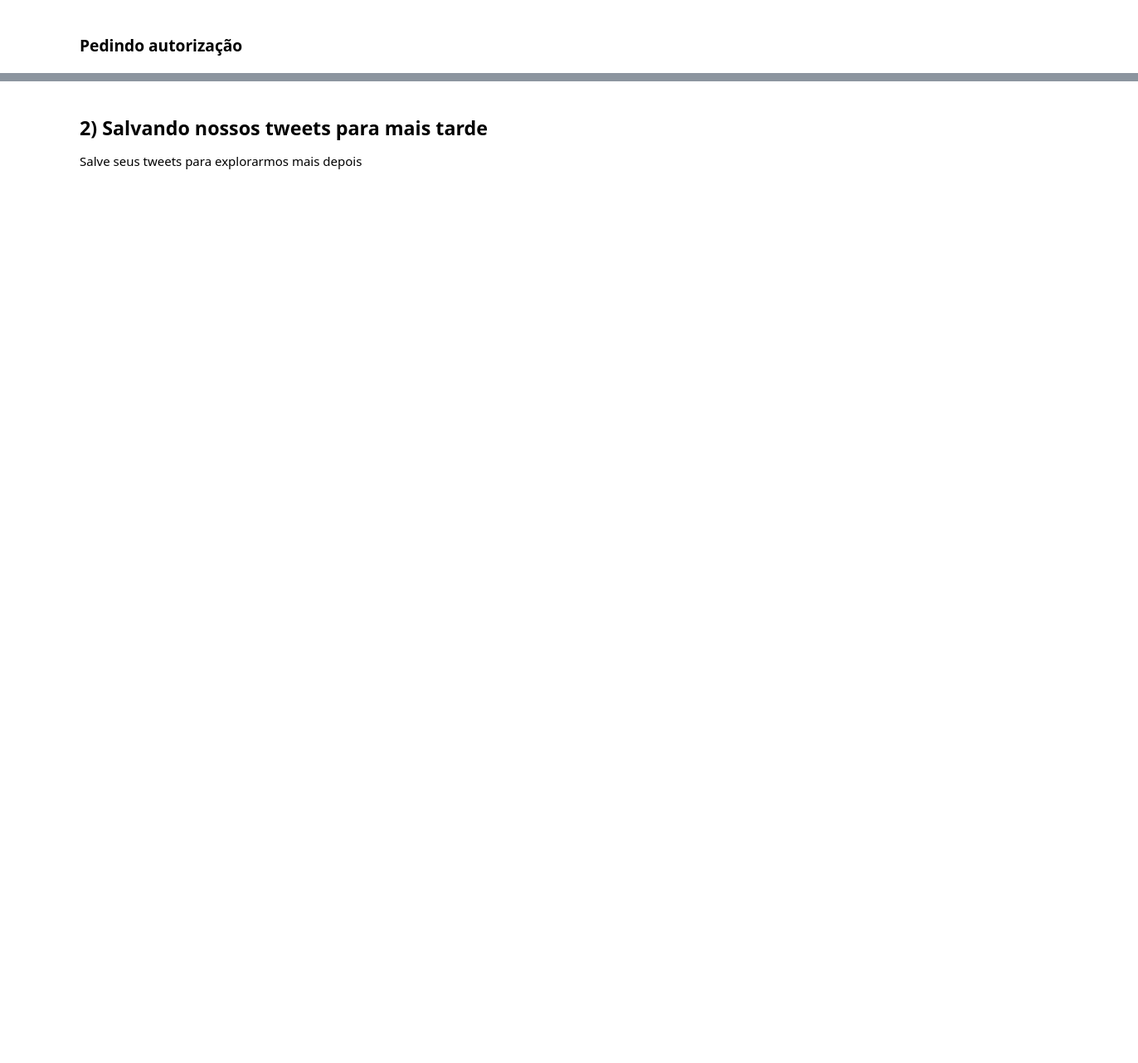
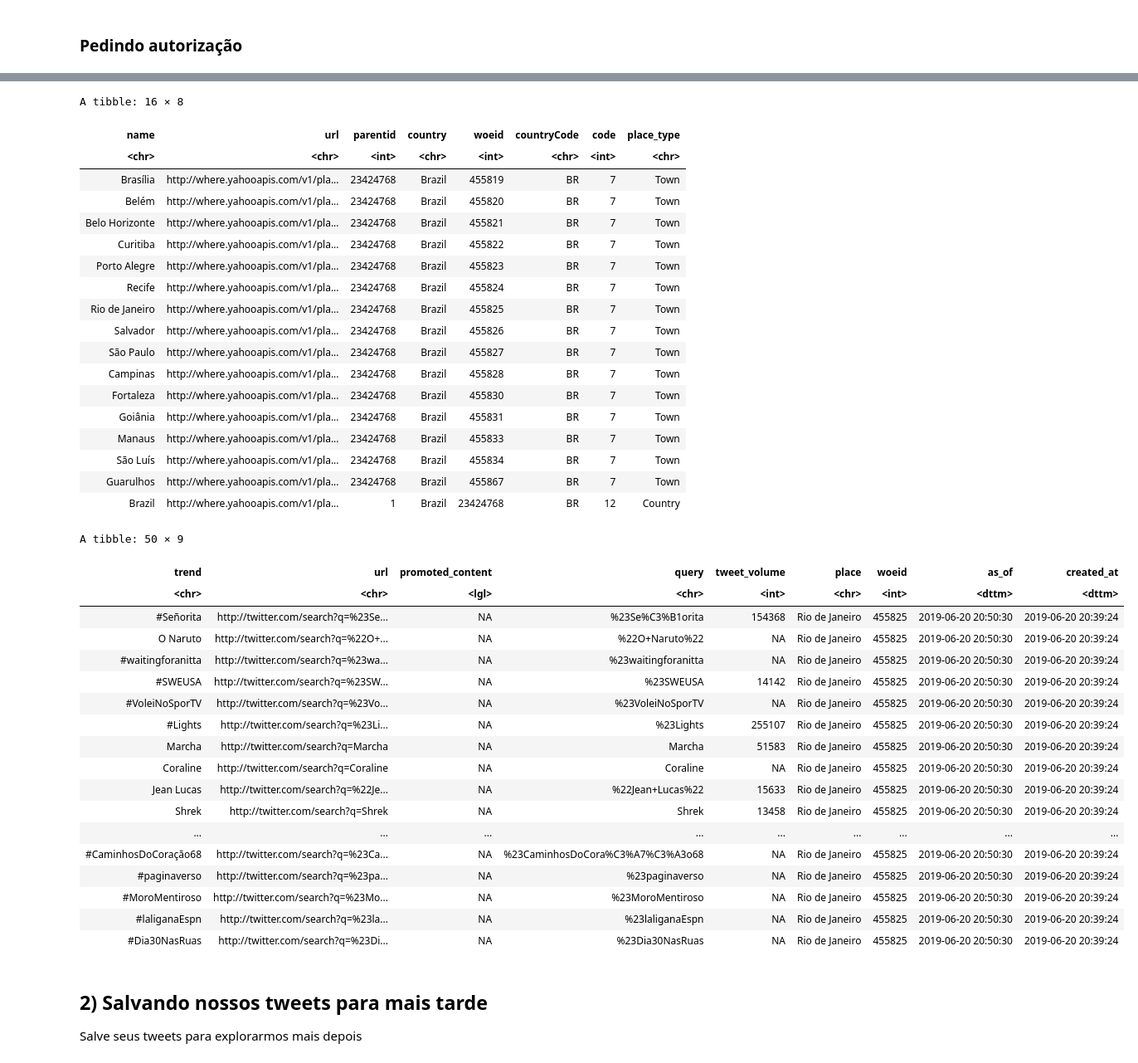
Before and after one commit to ctvidal/Text-Mining, a Jupyter notebook: 1_Aquisição_de_Dados_de_Twitter.ipynb, the cells around one changed output, grey strips where cells are left out. Shown: that part at 83% size. Cells and saved outputs as stored; diff of their text form; code cells hidden in the pictures; blank space fills up the shorter version.

```diff
--- a/1_Aquisição_de_Dados_de_Twitter.ipynb
+++ b/1_Aquisição_de_Dados_de_Twitter.ipynb
@@ -54,3 +95,48 @@ https://rtweet.info/reference/index.html
+# %%
+trends_codes <- trends_available()
+filter(trends_codes, countryCode == "BR")
+location <-  pull(filter(trends_codes, name == "Rio de Janeiro")["woeid"])
+trends <- get_trends(woeid = location)
+trends
+# %% [output]
+A tibble: 16 × 8
+| name | url | parentid | country | woeid | countryCode | code | place_type |
+| <chr> | <chr> | <int> | <chr> | <int> | <chr> | <int> | <chr> |
+| Brasília | http://where.yahooapis.com/v1/pla... | 23424768 | Brazil | 455819 | BR | 7 | Town |
+| Belém | http://where.yahooapis.com/v1/pla... | 23424768 | Brazil | 455820 | BR | 7 | Town |
+| Belo Horizonte | http://where.yahooapis.com/v1/pla... | 23424768 | Brazil | 455821 | BR | 7 | Town |
+| Curitiba | http://where.yahooapis.com/v1/pla... | 23424768 | Brazil | 455822 | BR | 7 | Town |
+| Porto Alegre | http://where.yahooapis.com/v1/pla... | 23424768 | Brazil | 455823 | BR | 7 | Town |
+| Recife | http://where.yahooapis.com/v1/pla... | 23424768 | Brazil | 455824 | BR | 7 | Town |
+| Rio de Janeiro | http://where.yahooapis.com/v1/pla... | 23424768 | Brazil | 455825 | BR | 7 | Town |
+| Salvador | http://where.yahooapis.com/v1/pla... | 23424768 | Brazil | 455826 | BR | 7 | Town |
+| São Paulo | http://where.yahooapis.com/v1/pla... | 23424768 | Brazil | 455827 | BR | 7 | Town |
+| Campinas | http://where.yahooapis.com/v1/pla... | 23424768 | Brazil | 455828 | BR | 7 | Town |
+| Fortaleza | http://where.yahooapis.com/v1/pla... | 23424768 | Brazil | 455830 | BR | 7 | Town |
+| Goiânia | http://where.yahooapis.com/v1/pla... | 23424768 | Brazil | 455831 | BR | 7 | Town |
+| Manaus | http://where.yahooapis.com/v1/pla... | 23424768 | Brazil | 455833 | BR | 7 | Town |
+| São Luís | http://where.yahooapis.com/v1/pla... | 23424768 | Brazil | 455834 | BR | 7 | Town |
+| Guarulhos | http://where.yahooapis.com/v1/pla... | 23424768 | Brazil | 455867 | BR | 7 | Town |
+| Brazil | http://where.yahooapis.com/v1/pla... | 1 | Brazil | 23424768 | BR | 12 | Country |
+A tibble: 50 × 9
+| trend | url | promoted_content | query | tweet_volume | place | woeid | as_of | created_at |
+| <chr> | <chr> | <lgl> | <chr> | <int> | <chr> | <int> | <dttm> | <dttm> |
+| #Señorita | http://twitter.com/search?q=%23Se... | NA | %23Se%C3%B1orita | 154368 | Rio de Janeiro | 455825 | 2019-06-20 20:50:30 | 2019-06-20 20:39:24 |
+| O Naruto | http://twitter.com/search?q=%22O+... | NA | %22O+Naruto%22 | NA | Rio de Janeiro | 455825 | 2019-06-20 20:50:30 | 2019-06-20 20:39:24 |
+| #waitingforanitta | http://twitter.com/search?q=%23wa... | NA | %23waitingforanitta | NA | Rio de Janeiro | 455825 | 2019-06-20 20:50:30 | 2019-06-20 20:39:24 |
+| #SWEUSA | http://twitter.com/search?q=%23SW... | NA | %23SWEUSA | 14142 | Rio de Janeiro | 455825 | 2019-06-20 20:50:30 | 2019-06-20 20:39:24 |
+| #VoleiNoSporTV | http://twitter.com/search?q=%23Vo... | NA | %23VoleiNoSporTV | NA | Rio de Janeiro | 455825 | 2019-06-20 20:50:30 | 2019-06-20 20:39:24 |
+| #Lights | http://twitter.com/search?q=%23Li... | NA | %23Lights | 255107 | Rio de Janeiro | 455825 | 2019-06-20 20:50:30 | 2019-06-20 20:39:24 |
+| Marcha | http://twitter.com/search?q=Marcha | NA | Marcha | 51583 | Rio de Janeiro | 455825 | 2019-06-20 20:50:30 | 2019-06-20 20:39:24 |
+| Coraline | http://twitter.com/search?q=Coraline | NA | Coraline | NA | Rio de Janeiro | 455825 | 2019-06-20 20:50:30 | 2019-06-20 20:39:24 |
+| Jean Lucas | http://twitter.com/search?q=%22Je... | NA | %22Jean+Lucas%22 | 15633 | Rio de Janeiro | 455825 | 2019-06-20 20:50:30 | 2019-06-20 20:39:24 |
+| Shrek | http://twitter.com/search?q=Shrek | NA | Shrek | 13458 | Rio de Janeiro | 455825 | 2019-06-20 20:50:30 | 2019-06-20 20:39:24 |
+| ... | ... | ... | ... | ... | ... | ... | ... | ... |
+| #CaminhosDoCoração68 | http://twitter.com/search?q=%23Ca... | NA | %23CaminhosDoCora%C3%A7%C3%A3o68 | NA | Rio de Janeiro | 455825 | 2019-06-20 20:50:30 | 2019-06-20 20:39:24 |
+| #paginaverso | http://twitter.com/search?q=%23pa... | NA | %23paginaverso | NA | Rio de Janeiro | 455825 | 2019-06-20 20:50:30 | 2019-06-20 20:39:24 |
+| #MoroMentiroso | http://twitter.com/search?q=%23Mo... | NA | %23MoroMentiroso | NA | Rio de Janeiro | 455825 | 2019-06-20 20:50:30 | 2019-06-20 20:39:24 |
+| #laliganaEspn | http://twitter.com/search?q=%23la... | NA | %23laliganaEspn | NA | Rio de Janeiro | 455825 | 2019-06-20 20:50:30 | 2019-06-20 20:39:24 |
+| #Dia30NasRuas | http://twitter.com/search?q=%23Di... | NA | %23Dia30NasRuas | NA | Rio de Janeiro | 455825 | 2019-06-20 20:50:30 | 2019-06-20 20:39:24 |
 # %% [markdown]
 ## 2) Salvando nossos tweets para mais tarde
 Salve seus tweets para explorarmos mais depois
```
Also changed, not shown: parts of 9 cells of this notebook.
